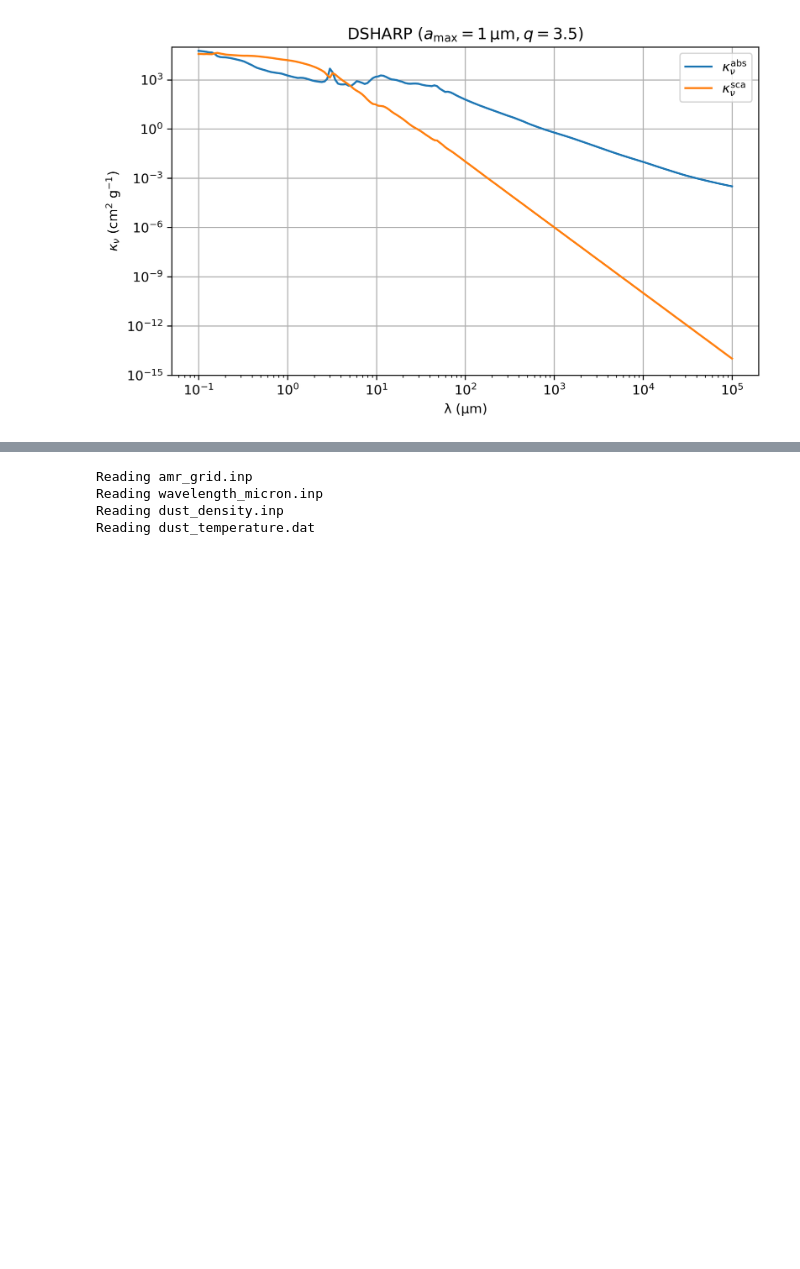
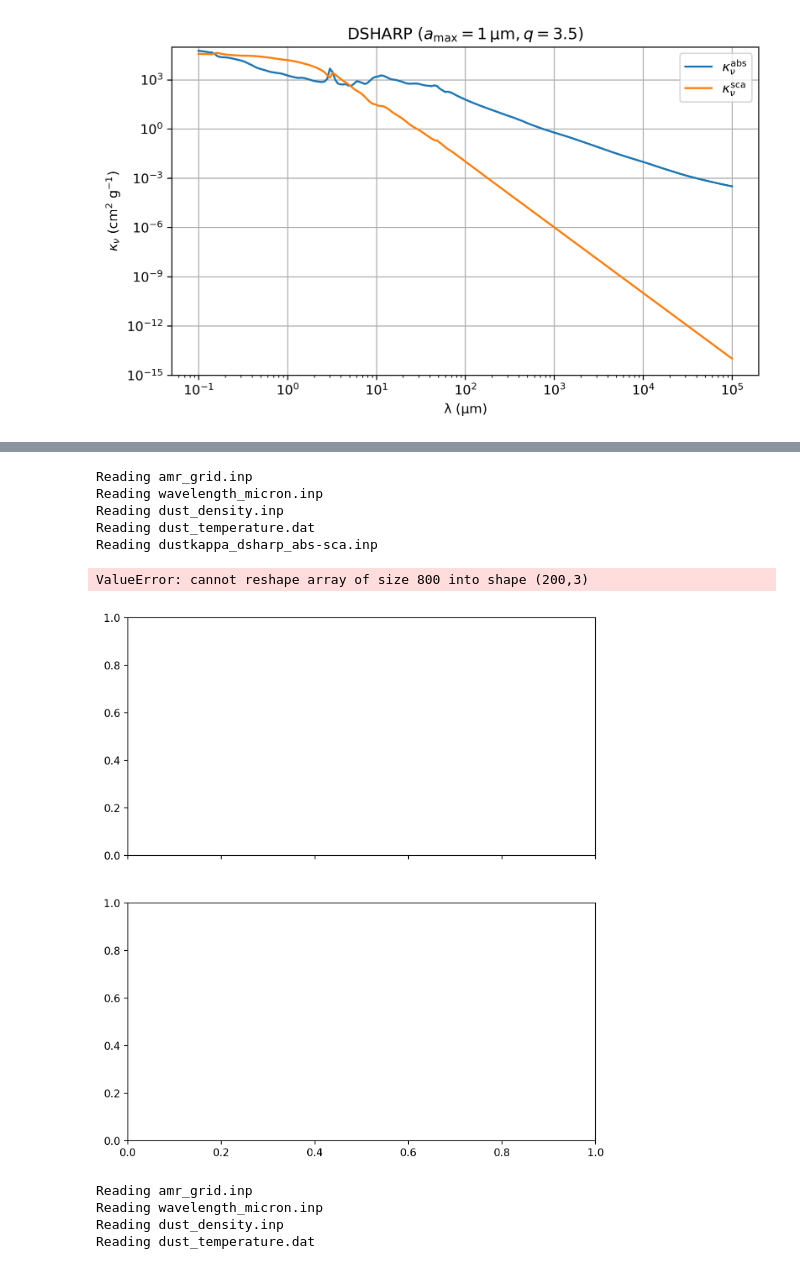
Before and after one commit to sabaronett/rad-hydro, a Jupyter notebook: radmc3d/dsharp_abs-sca/DSHARPAbsSca_RADMC-3D.ipynb, the cells around one changed output, grey strips where cells are left out. Cells and saved outputs as stored; diff of their text form; code cells hidden in the pictures; blank space fills up the shorter version.

```diff
--- a/radmc3d/dsharp_abs-sca/DSHARPAbsSca.ipynb
+++ b/radmc3d/dsharp_abs-sca/DSHARPAbsSca_RADMC-3D.ipynb
@@ -190,3 +375,53 @@ Reading dustkappa_dsharp.inp
+# %%
+#===============================================================================
+import matplotlib.colors as colors
+import matplotlib.pyplot as plt
+import numpy as np
+from radmc3dPy import *
+
+# Conversions
+rad2deg = 180/np.pi # [deg]
+
+# Prepare plots
+fig, axs = plt.subplots(nrows=2, sharex=True, figsize=(8, 9), dpi=200)
+def fmt(x):
+    return rf'$\tau={x:.0f}$'
+
+# RADMC-3D
+data = analyze.readData(ddens=True, dtemp=True)
+np.savez_compressed('amr_grid', grid=data.grid)
+np.savez_compressed('dust_density', rhodust=data.rhodust)
+data.getTau(wav=0.88)
+np.savez_compressed('taux', taux=data.taux)
+np.savez_compressed('dust_temperature', dusttemp=data.dusttemp)
+im0 = axs[0].pcolormesh(data.grid.x/natconst.au, 90-data.grid.y*rad2deg,
+                        data.dusttemp[:,:,0,0].T, cmap='inferno')
+totmeanint = np.load('total_mean_intensity.npz')['totmeanint']
+Er = 4*np.pi*totmeanint[:,:,0]/natconst.cc
+im1 = axs[1].pcolormesh(data.grid.x/natconst.au, 90-data.grid.y*rad2deg,
+                        Er.T, cmap='cividis', norm=colors.LogNorm())
+
+# Format (sub)plots
+axs[0].set(title='DSHARP absorption opacities')
+axs[1].set(xlabel='$r$ (au)')
+plt.colorbar(im0, label=r'$T$ (K)')
+plt.colorbar(im1, label=r'$E_\mathrm{r}$ (erg cm$^{-3}$)')
+plt.subplots_adjust(hspace=0.0)
+for ax in axs:
+    CS = ax.contour(data.grid.x/natconst.au, 90-data.grid.y*rad2deg,
+                    data.taux[:,:,0].T, [1, 1e4], colors=['w', 'w'])
+    ax.clabel(CS, CS.levels, fmt=fmt)
+    ax.minorticks_on()
+    ax.set(ylabel=r'Latitude ($^\circ$)')
+    ax.tick_params(axis='both', which='both', top=True, right=True)
+# %% [output]
+Reading amr_grid.inp
+Reading wavelength_micron.inp
+Reading dust_density.inp
+Reading dust_temperature.dat
+Reading dustkappa_dsharp_abs-sca.inp
+ValueError: cannot reshape array of size 800 into shape (200,3)
+[figure, added]
 # %%
 #===============================================================================
 import matplotlib.pyplot as plt
```
Also changed, not shown: parts of 9 cells of this notebook, 6 other files.
